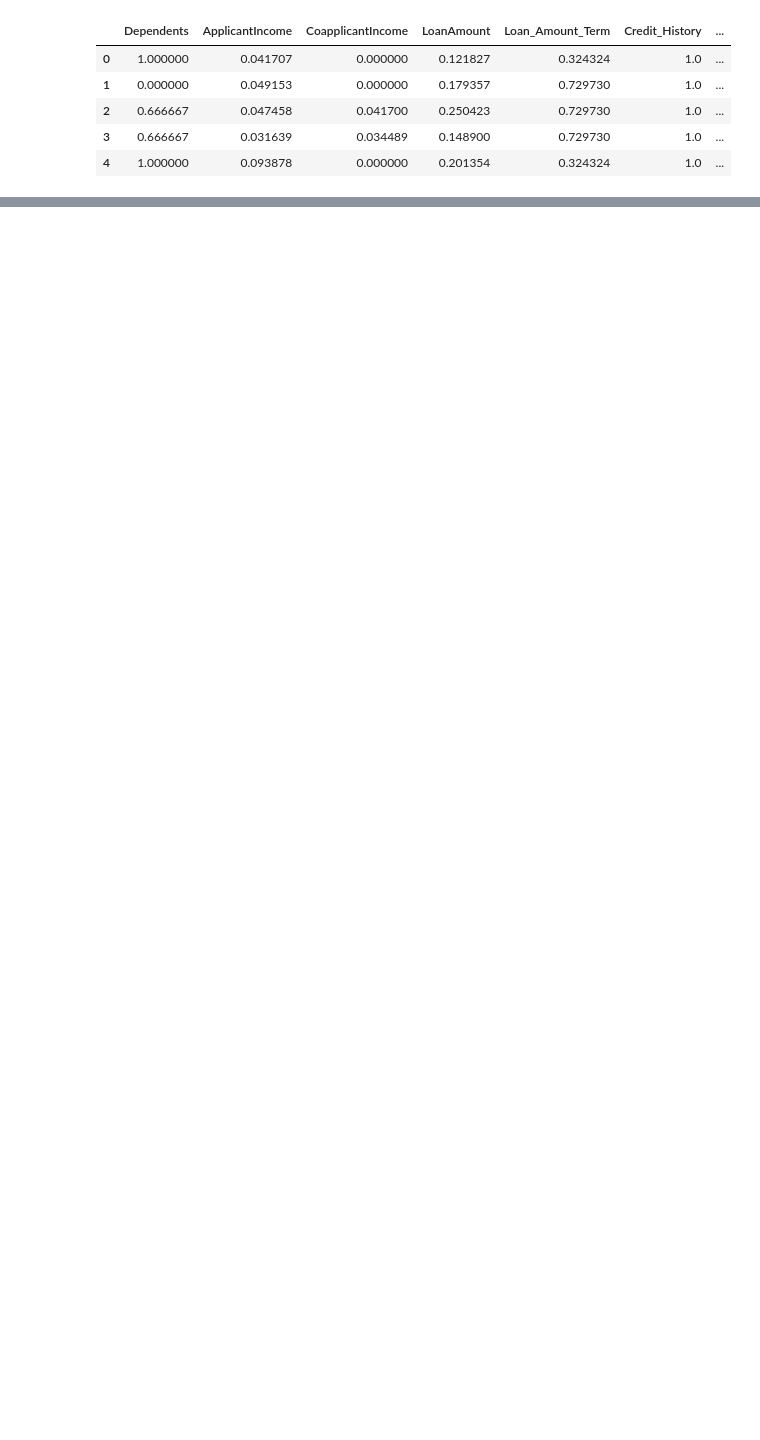
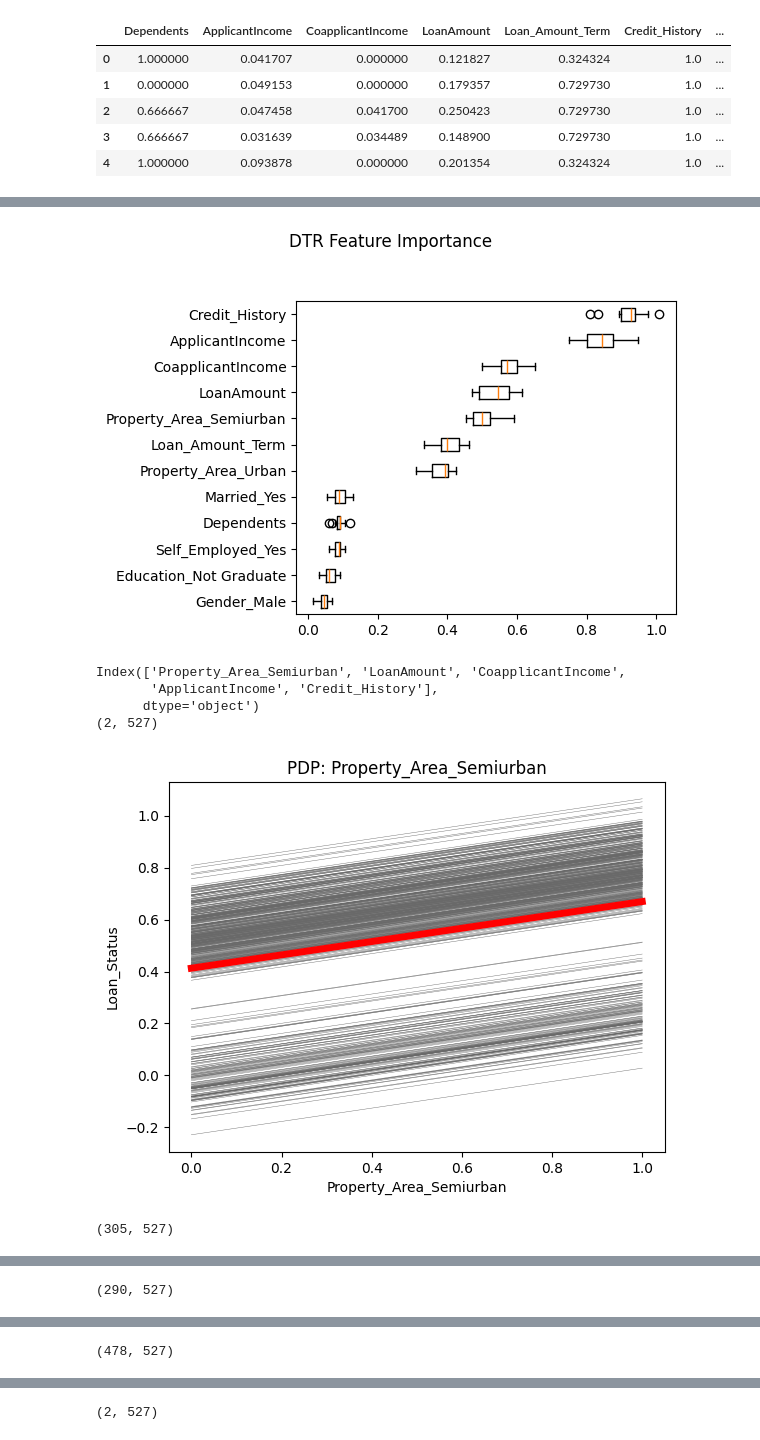
Before and after one commit to OPIM5512-des18004/OPIM5512_A04-des18004, a Jupyter notebook: src/assignment04_des18004.ipynb, the cells around one changed output, grey strips where cells are left out. Cells and saved outputs as stored; diff of their text form; code cells hidden in the pictures; blank space fills up the shorter version.

```diff
--- a/src/assignment04_des18004.ipynb
+++ b/src/assignment04_des18004.ipynb
@@ -297,0 +263,60 @@ plt.show()
+# %%
+# DTR as an extra
+from sklearn.tree import DecisionTreeRegressor
+
+X_train, X_test, Y_train, Y_test = train_test_split(X, y, test_size=0.20, random_state=seed)
+X_train = np.array(X_train)
+X_test = np.array(X_test)
+y_train = np.array(y_train)
+y_test = np.array(y_test)
+
+sm = SMOTENC(categorical_features = categorical_features_indices, random_state=42)
+X_res, y_res = sm.fit_resample(X_train, y_train)
+X_res = np.array(X_res)
+y_res = np.array(y_res)
+scaler = MinMaxScaler()
+X_res = scaler.fit_transform(X_res)
+X_test = scaler.transform(X_test)
+
+DTR = DecisionTreeRegressor(random_state=42)
+DTR.fit(X_res, y_res)
+train_preds_DTR = DTR.predict(X_res)
+test_preds_DTR = DTR.predict(X_test)
+
+clfDTR = DTR
+resultDTR = permutation_importance(clfDTR, X_res, y_res, n_repeats=20, random_state=42)
+perm_sorted_idxDTR = resultDTR.importances_mean.argsort()
+fig, ax1 = plt.subplots(1, 1, figsize=(6, 4))
+ax1.boxplot(resultDTR.importances[perm_sorted_idxDTR].T, vert=False, labels=X.columns[perm_sorted_idxDTR])
+fig.suptitle('DTR Feature Importance', y=1.05) # don't forget to update title!
+fig.tight_layout()
+plt.show()
+
+top5_featuresDTR = perm_sorted_idxDTR[7:]
+top5_featuresDTR = X.columns[top5_featuresDTR]
+print(top5_featuresDTR)
+
+train_X_df = pd.DataFrame(X_res, columns=X.columns)
+train_X_df.head()
+
+for col in top5_featuresDTR:
+  tmpdf = ice(data=train_X_df, # ice needs a dataframe
+            column=col, # the column name
+                   predict=model.predict) # the predict statement from the
+                                          # model
+  print(np.shape(tmpdf))
+  ice_plot(tmpdf, c='dimgray', linewidth=0.3,
+                  plot_pdp=True,
+         pdp_kwargs={'linewidth': 5, 'color':'red'})
+  plt.title(f'PDP: {col}')
+  plt.ylabel('Loan_Status')
+  plt.xlabel(col);
+  plt.show()
+# %% [output]
+[figure, added]
+Index(['Property_Area_Semiurban', 'LoanAmount', 'CoapplicantIncome',
+       'ApplicantIncome', 'Credit_History'],
+      dtype='object')
+(2, 527)
+[figure, added]
+(305, 527)
@@ -297,0 +324 @@ plt.show()
+(290, 527)
@@ -297,0 +326 @@ plt.show()
+(478, 527)
@@ -297,0 +328 @@ plt.show()
+(2, 527)
```
Also changed, not shown: parts of 12 cells of this notebook.
